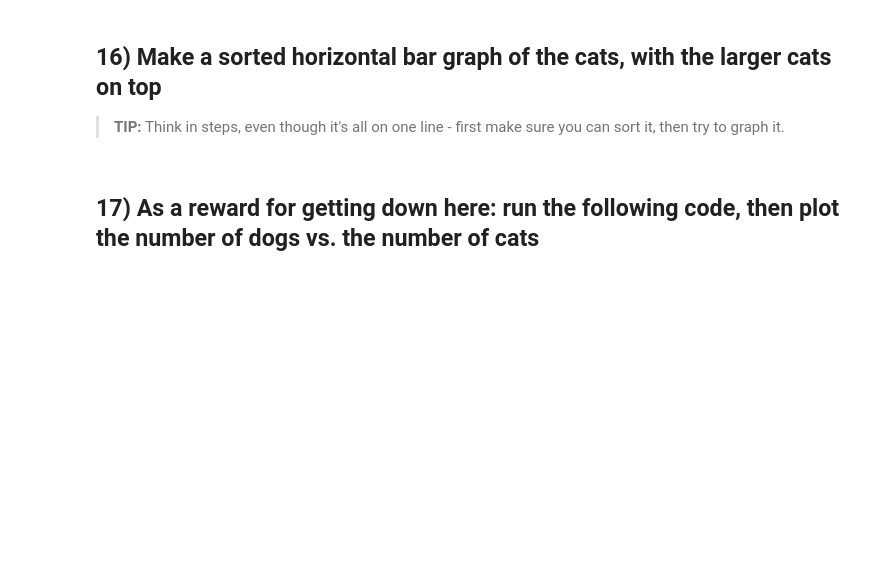
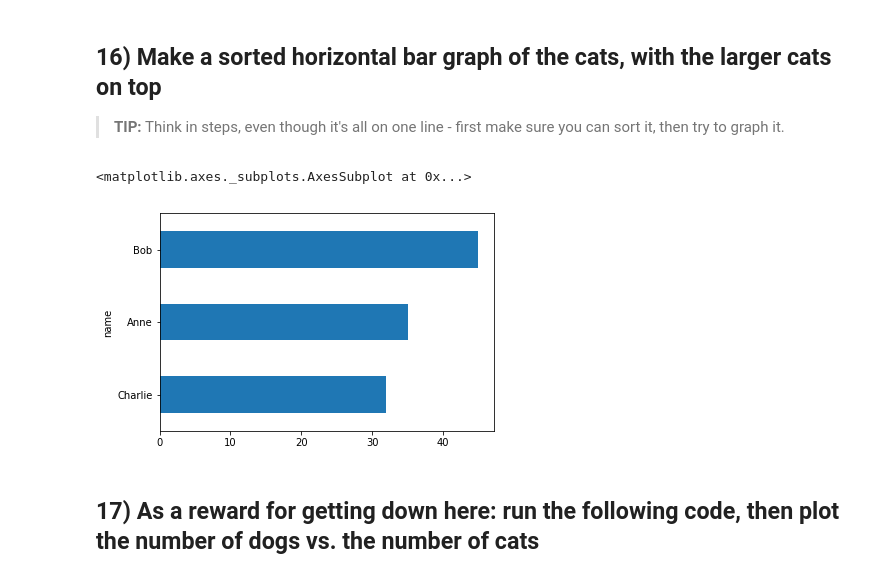
Before and after one commit to christiano2301/foundations, a Jupyter notebook: 05 - pandas intro (animals dataset).ipynb, the cells around one changed output. Drawn from its saved outputs; the diff is of its cells as text; code cells hidden in the pictures; blank space fills up the shorter version.

```diff
--- a/05 - pandas intro (animals dataset).ipynb
+++ b/05 - pandas intro (animals dataset).ipynb
@@ -76,6 +182,11 @@ We didn't talk about how to make a histogram in class! It **does not** use `plot
 ## 16) Make a sorted horizontal bar graph of the cats, with the larger cats on top
 
 > **TIP:** Think in steps, even though it's all on one line - first make sure you can sort it, then try to graph it.
+# %%
+df[df['animal'] == 'cat'].sort_values(by='length').plot(kind='barh', x='name', y='length', legend=False)
+# %% [output]
+<matplotlib.axes._subplots.AxesSubplot at 0x...>
+[figure, added]
 # %% [markdown]
 ## 17) As a reward for getting down here: run the following code, then plot the number of dogs vs. the number of cats
 # %%
```
Also changed, not shown: parts of 20 cells of this notebook.
